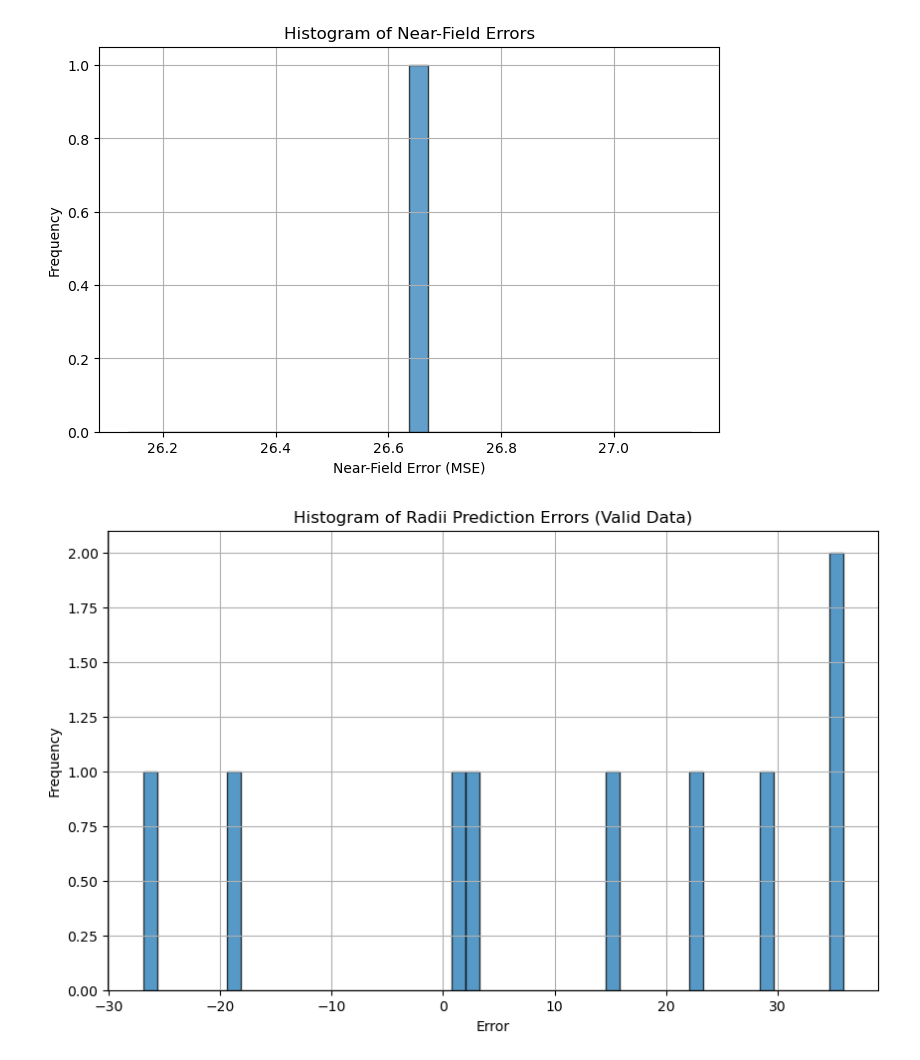
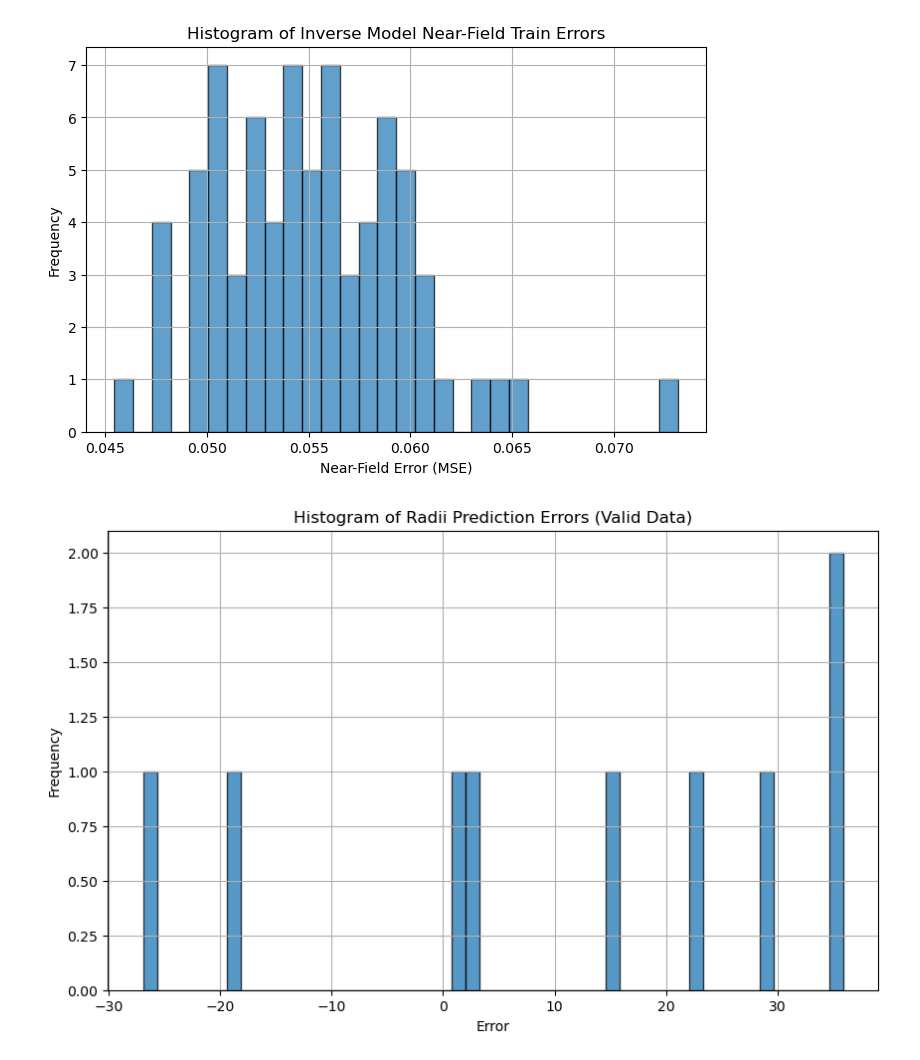
Before and after one commit to slahrichi/near_field_emulator, a Jupyter notebook: evaluation/plot_errors.ipynb, the cells around one changed output. Saved outputs shown, nothing was run; the diff lists cells and outputs as text; code cells hidden in the pictures.

```diff
--- a/evaluation/plot_errors.ipynb
+++ b/evaluation/plot_errors.ipynb
@@ -4,9 +4,10 @@ import matplotlib.pyplot as plt
 import os
 import torch
 # %%
-save_dir = "/Users/saad.lahrichi/PhD/Nautilus/spie/develop/results/meep_meep/inverse/model_tandem-v2"
+save_dir = "/Users/saad.lahrichi/PhD/Nautilus/spie/develop/results/meep_meep/inverse/"
 train_field_resim = torch.load(os.path.join(save_dir, "train_field_resim.pt"), weights_only=False)
 train_field_truth = torch.load(os.path.join(save_dir, "train_field_truth.pt"), weights_only=False)
+
 
 def compute_error(resim, truth, metric="mse"):
     """Computes error between predicted (resim) and ground truth (truth)."""
@@ -17,13 +18,13 @@ errors_np = np.array(errors)
 # %%
 plt.figure(figsize=(8, 5))
 plt.hist(errors_np, bins=30, alpha=0.7, edgecolor="black")
 plt.xlabel("Near-Field Error (MSE)")
 plt.ylabel("Frequency")
-plt.title("Histogram of Near-Field Errors")
+plt.title("Histogram of Inverse Model Near-Field Train Errors")
 plt.grid(True)
 plt.show()
 # %% [output]
-[figure, old version]
+[figure, new version]
 # %%
 plt.figure(figsize=(10, 6))
 plt.hist(errors, bins=50, alpha=0.75, edgecolor='black')
```
Also changed, not shown: 1 other file.
